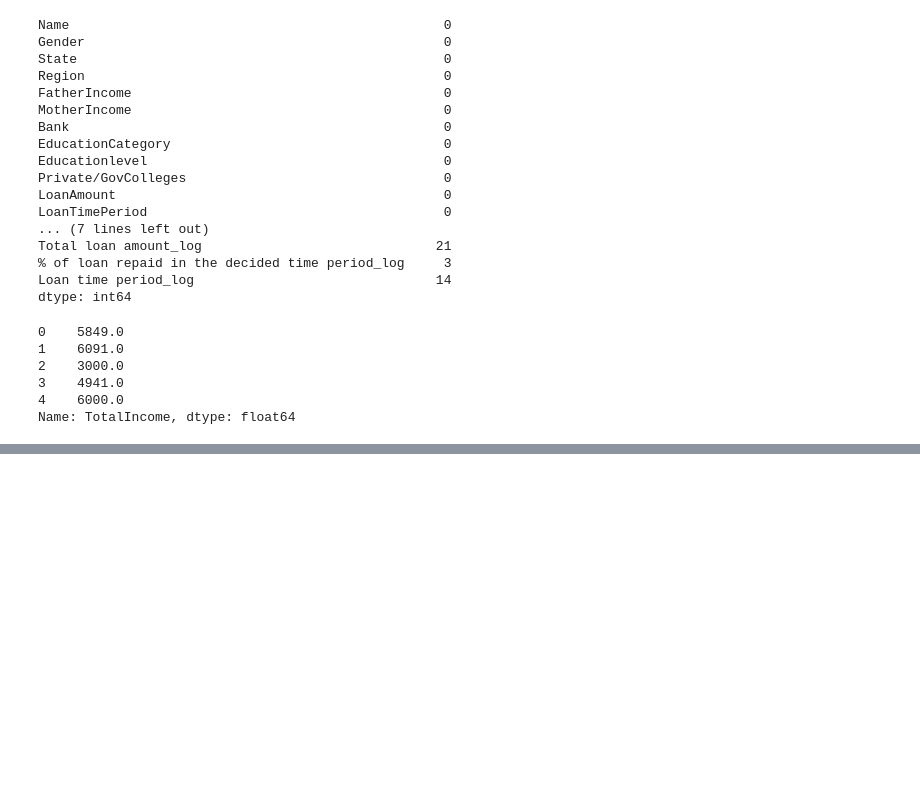
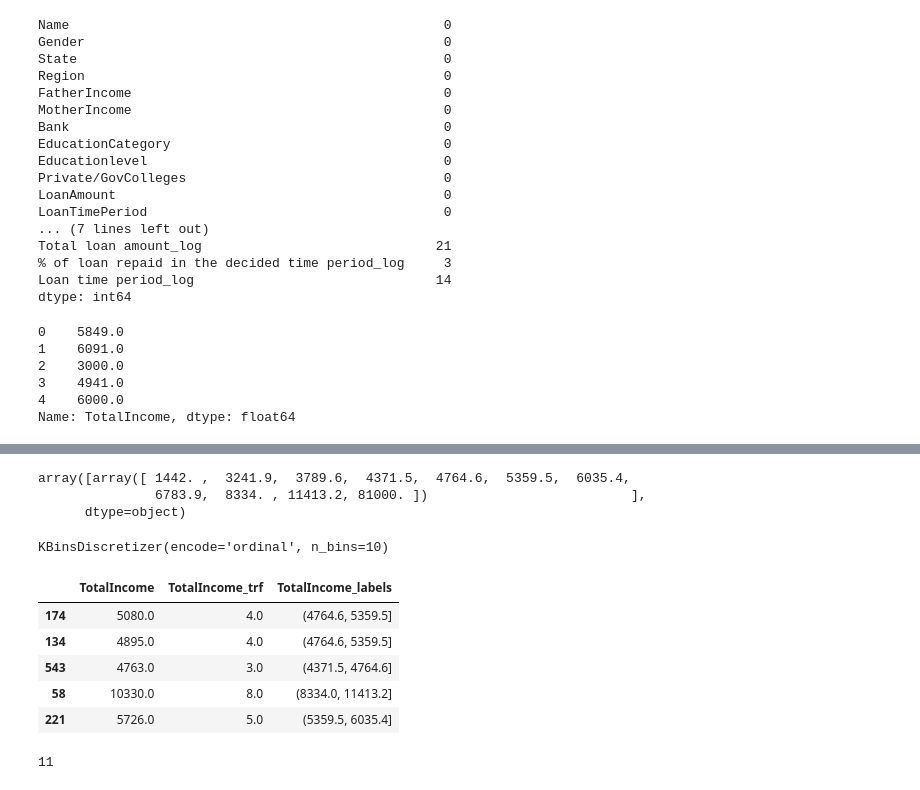
Before and after one commit to pranjal12-web/Education-Loan-Prediction-ML-Model, a Jupyter notebook: Education Loan ML.ipynb, the cells around one changed output, grey strips where cells are left out. Cells and saved outputs as stored; diff of their text form; code cells hidden in the pictures; blank space fills up the shorter version.

```diff
--- a/Education Loan ML.ipynb
+++ b/Education Loan ML.ipynb
@@ -618,0 +629,33 @@ trf = ColumnTransformer([
+# %%
+trf = ColumnTransformer([
+    ('first',kbin_TotalIncome,[14])
+])
+# %%
+train_trf=trf.fit_transform(train)
+# %%
+trf.named_transformers_['first'].bin_edges_
+# %% [output]
+array([array([ 1442. ,  3241.9,  3789.6,  4371.5,  4764.6,  5359.5,  6035.4,
+               6783.9,  8334. , 11413.2, 81000. ])                          ],
+      dtype=object)
+# %%
+trf.named_transformers_['first']
+# %% [output]
+KBinsDiscretizer(encode='ordinal', n_bins=10)
+# %%
+output=pd.DataFrame({
+    'TotalIncome':train['TotalIncome'],
+    'TotalIncome_trf':train_trf[:,0]
+})
+# %%
+output['TotalIncome_labels']=pd.cut(x=train['TotalIncome'],
+bins=trf.named_transformers_['first'].bin_edges_[0].tolist())
+# %%
+output.sample(5)
+# %% [output]
+|  | TotalIncome | TotalIncome_trf | TotalIncome_labels |
+| 174 | 5080.0 | 4.0 | (4764.6, 5359.5] |
+| 134 | 4895.0 | 4.0 | (4764.6, 5359.5] |
+| 543 | 4763.0 | 3.0 | (4371.5, 4764.6] |
+| 58 | 10330.0 | 8.0 | (8334.0, 11413.2] |
+| 221 | 5726.0 | 5.0 | (5359.5, 6035.4] |
@@ -618,0 +670,8 @@ trf = ColumnTransformer([
+# %%
+col_name = "%ofLoanRepaid"
+
+# find the index no
+index_no = train.columns.get_loc(col_name)
+print(index_no)
+# %% [output]
+11
```
Also changed, not shown: parts of 28 cells of this notebook.
